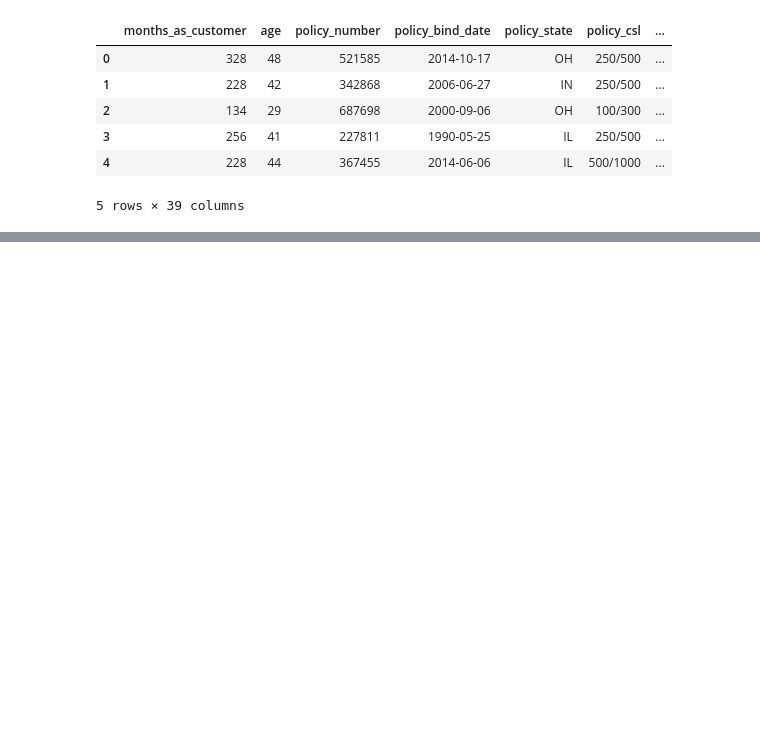
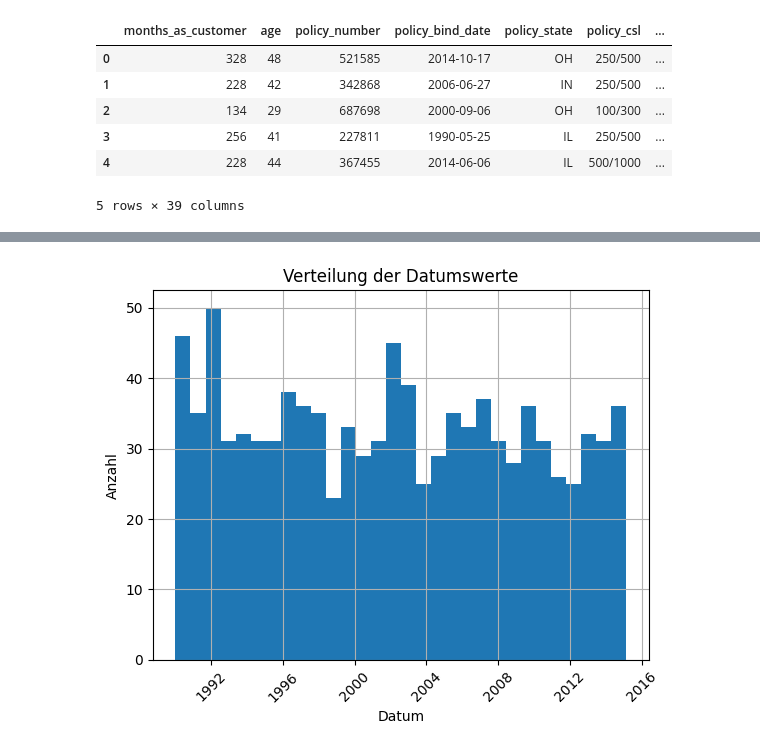
Before and after one commit to ahmeddaknou/Insurance-Fraud-Detection, a Jupyter notebook: notebooks/01_exploration.ipynb, the cells around one changed output, grey strips where cells are left out. Saved outputs shown, nothing was run; the diff lists cells and outputs as text; code cells hidden in the pictures; blank space fills up the shorter version.

```diff
--- a/notebooks/01_exploration.ipynb
+++ b/notebooks/01_exploration.ipynb
@@ -19,0 +126,11 @@ df.head()
+# %%
+# Distribution of the date
+
+df['policy_bind_date'].hist(bins=30)
+plt.xlabel('Datum')
+plt.ylabel('Anzahl')
+plt.title('Verteilung der Datumswerte')
+plt.xticks(rotation=45)
+plt.show()
+# %% [output]
+[figure, added]
```
Also changed, not shown: parts of 19 cells of this notebook.
